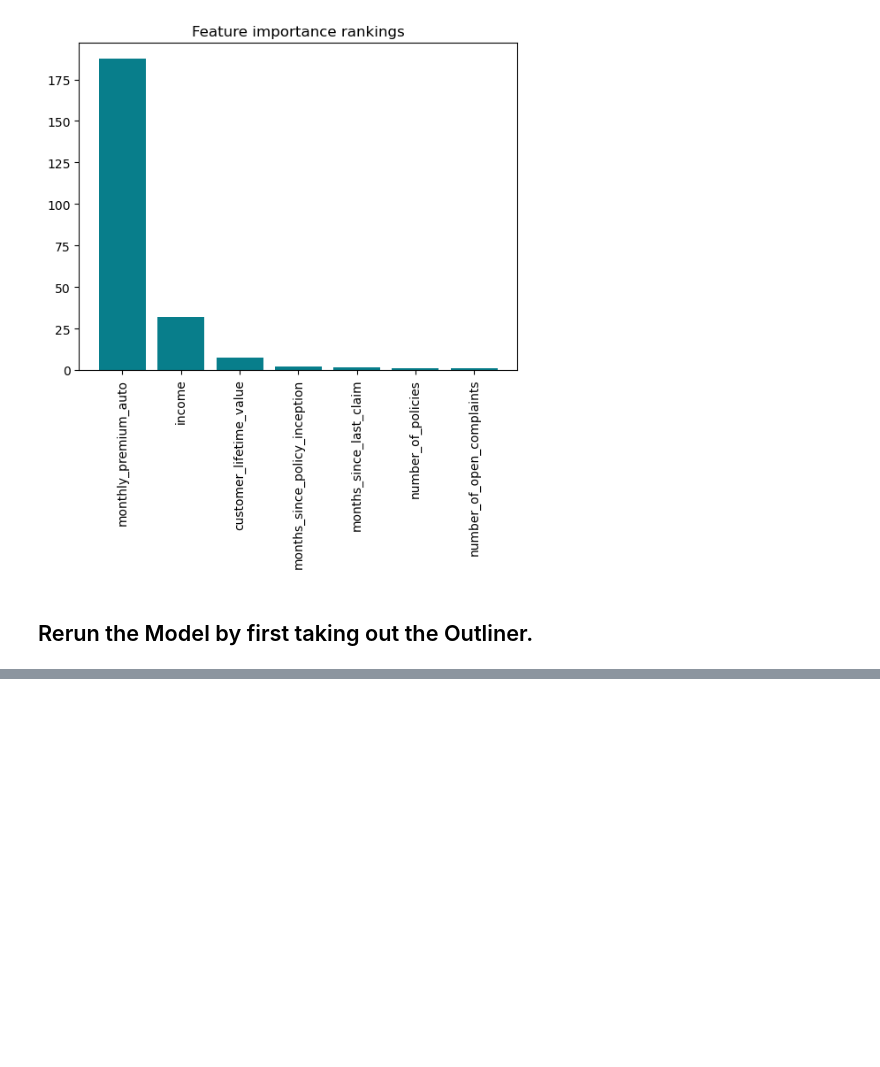
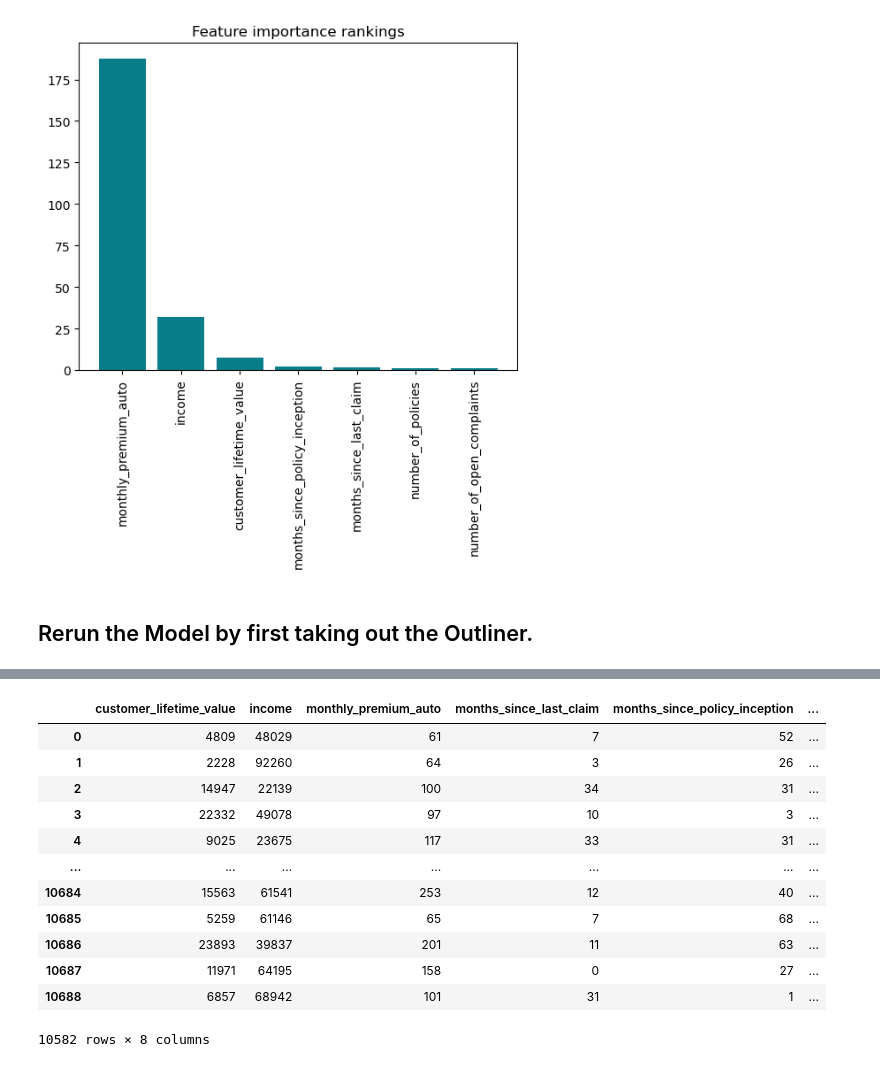
Before and after one commit to Sholypop/Lab, a Jupyter notebook: week4/Machine_Learning( Creating a Model ).ipynb, the cells around one changed output, grey strips where cells are left out. Drawn from its saved outputs; the diff is of its cells as text; code cells hidden in the pictures; blank space fills up the shorter version.

```diff
--- a/week4/Machine_Learning( Creating a Model ).ipynb
+++ b/week4/Machine_Learning( Creating a Model ).ipynb
@@ -429,0 +570,16 @@ print(model.rsquared_adj)
+# %%
+numericals_df
+# %% [output]
+|  | customer_lifetime_value | income | monthly_premium_auto | months_since_last_claim | months_since_policy_inception | ... |
+| 0 | 4809 | 48029 | 61 | 7 | 52 | ... |
+| 1 | 2228 | 92260 | 64 | 3 | 26 | ... |
+| 2 | 14947 | 22139 | 100 | 34 | 31 | ... |
+| 3 | 22332 | 49078 | 97 | 10 | 3 | ... |
+| 4 | 9025 | 23675 | 117 | 33 | 31 | ... |
+| ... | ... | ... | ... | ... | ... | ... |
+| 10684 | 15563 | 61541 | 253 | 12 | 40 | ... |
+| 10685 | 5259 | 61146 | 65 | 7 | 68 | ... |
+| 10686 | 23893 | 39837 | 201 | 11 | 63 | ... |
+| 10687 | 11971 | 64195 | 158 | 0 | 27 | ... |
+| 10688 | 6857 | 68942 | 101 | 31 | 1 | ... |
+10582 rows × 8 columns
```
Also changed, not shown: parts of 35 cells of this notebook.
